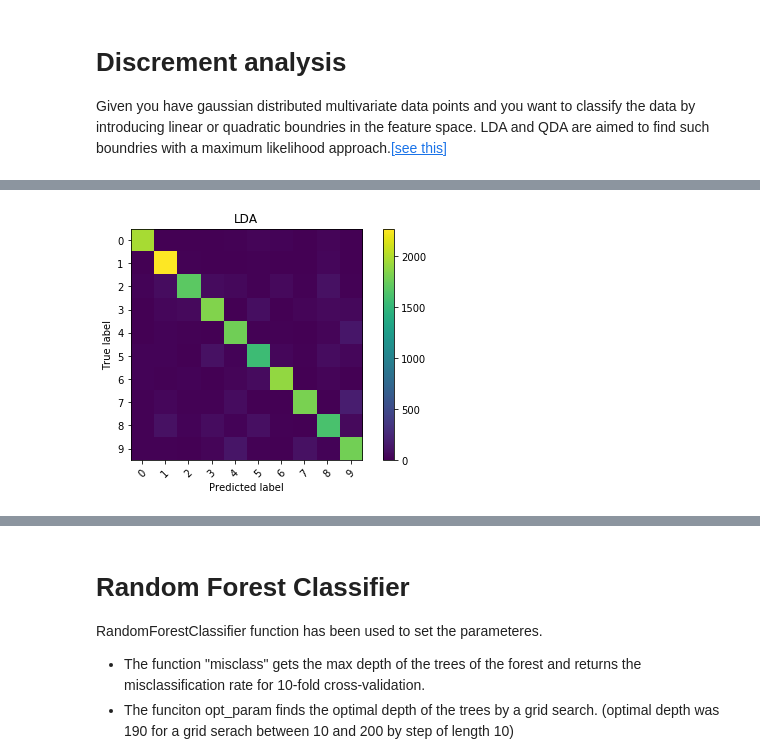
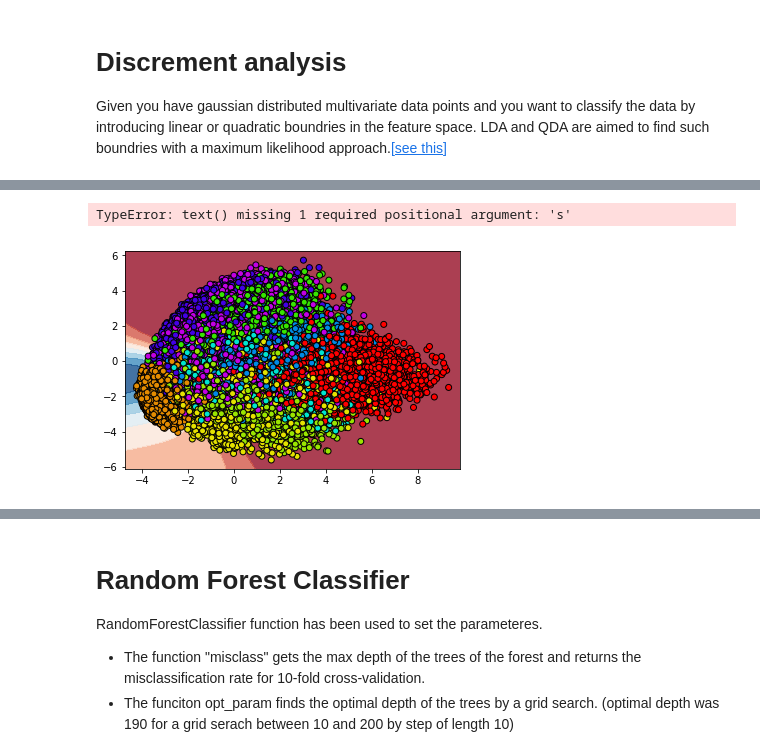
Before and after one commit to EliHei/Practical_Machine_Learning, a Jupyter notebook: code/Classification Alg.'s on MINST Dataset .ipynb, the cells around one changed output, grey strips where cells are left out. Drawn from its saved outputs; the diff is of its cells as text; code cells hidden in the pictures.

```diff
--- a/code/Classification Alg.'s on MINST Dataset .ipynb
+++ b/code/Classification Alg.'s on MINST Dataset .ipynb
@@ -59,0 +68,5 @@ train_images , test_images , train_labels, test_labels = train_test_split(normal
+# %%
+from sklearn.decomposition import PCA
+pca = PCA(n_components=2)
+DR_data = pca.fit_transform(train_images)
+print(DR_data[0,:])
@@ -338,60 +421,34 @@ Given you have gaussian distributed multivariate data points and you want to cla
 # %%
-from sklearn.discriminant_analysis import LinearDiscriminantAnalysis
-from sklearn.metrics import accuracy_score # the accuracy of the prediction
-from sklearn.metrics import confusion_matrix # a matrix indicating the prediciton
 from matplotlib.axes import Axes
 import matplotlib.pyplot as plt
 from matplotlib.colors import ListedColormap
-
-# LDA
-# solver set to lsqr to benefit shrinkage
-# shrinkage rate is set to auto to do the optimal one
-# defining the classifier LDA
-LDA = LinearDiscriminantAnalysis(solver='lsqr', shrinkage='auto')
-# fitting the model to training data
-LDA_fit = LDA.fit(train_images, train_labels)
-# predicting the labels of test data
-LDA_pred = LDA_fit.predict(test_images)
-# defining the confusion matrix of the prediction
-cnf_matrix = confusion_matrix(test_labels, LDA_pred)
-# visualizing the confusion matrix
-plot_cnf(cnf_matrix, "LDA")
-print("accuracy rate of LDA: ", accuracy_score(test_labels, LDA_pred))
+h = .02
+x_min, x_max = DR_data[:, 0].min() - .5, DR_data[:, 0].max() + .5
+y_min, y_max = DR_data[:, 1].min() - .5, DR_data[:, 1].max() + .5
+xx, yy = np.meshgrid(np.arange(x_min, x_max, h), np.arange(y_min, y_max, h))
 
 
 
+print(np.c_[xx.ravel(), yy.ravel()])
+cm = plt.cm.RdBu
+cm_bright = ListedColormap(['#FF0000', '#E58C00','#E5E200', '#9AE500',"#37E500", "#00E5CF", "#008AE5", "#4300E5", "#C200E5"])
 
-
-# h = .02
-# x_min, x_max = images[:, 0].min() - .5, images[:, 0].max() + .5
-# y_min, y_max = images[:, 1].min() - .5, images[:, 1].max() + .5
-# xx, yy = np.meshgrid(np.arange(x_min, x_max, h), np.arange(y_min, y_max, h))
-
-
-
-# print(np.c_[xx.ravel(), yy.ravel()])
-# cm = plt.cm.RdBu
-# cm_bright = ListedColormap(['#FF0000', '#0000FF'])
-
-# plt_lda = LinearDiscriminantAnalysis(solver='lsqr', shrinkage='auto')
-# plt_lda.fit(train_images[:,0:2], train_labels)
-# score = plt_lda.score(test_images[:,0:2], test_labels)
-
-# ax = plt
-# # Plot the decision boundary. For that, we will assign a color to each
-# # point in the mesh [x_min, x_max]x[y_min, y_max].
-# Z = plt_lda.predict_proba(np.c_[xx.ravel(), yy.ravel()])[:, 1]
-# # Put the result into a color plot
-# Z = Z.reshape(xx.shape)
-# ax.contourf(xx, yy, Z, cmap=cm, alpha=.8)
-# # Plot also the training points
-# ax.scatter(train_images[:, 0], train_images[:, 1], c=train_labels, cmap=cm_bright,\
-#            edgecolors='k')
+plt_lda = LinearDiscriminantAnalysis(solver='lsqr', shrinkage='auto')
+plt_lda.fit(DR_data, train_labels)
+ax = plt
+# Plot the decision boundary. For that, we will assign a color to each
+# point in the mesh [x_min, x_max]x[y_min, y_max].
+Z = plt_lda.predict_proba(np.c_[xx.ravel(), yy.ravel()])[:, 1]
+# Put the result into a color plot
+Z = Z.reshape(xx.shape)
+ax.contourf(xx, yy, Z, cmap=cm, alpha=.8)
+# Plot also the training points
+ax.scatter(DR_data[:, 0], DR_data[:, 1], c=train_labels, cmap=cm_bright,\
+           edgecolors='k')
 # # and testing points
-# ax.scatter(test_images[:, 0], test_images[:, 1], c=test_labels, cmap=cm_bright,\
+# ax.scatter(DR_data[:, 0], DR_data[:, 1], c=test_labels, cmap=cm_bright,\
 #            edgecolors='k', alpha=0.6)
-# ax.text(xx.max() - .3, yy.min() + .3, ('%.2f' % score).lstrip('0'),\
-#         size=15, horizontalalignment='right')
-# plt.tight_layout()
-# plt.show()
+ax.text(xx.max() - .3, yy.min() + .3, size=15, horizontalalignment='right')
+plt.tight_layout()
+plt.show()
 # %% [output]
@@ -398 +462,2 @@ print("accuracy rate of LDA: ", accuracy_score(test_labels, LDA_pred))
+TypeError: text() missing 1 required positional argument: 's'
-[figure, old version]
+[figure, new version]
```
Also changed, not shown: parts of 9 cells of this notebook.
